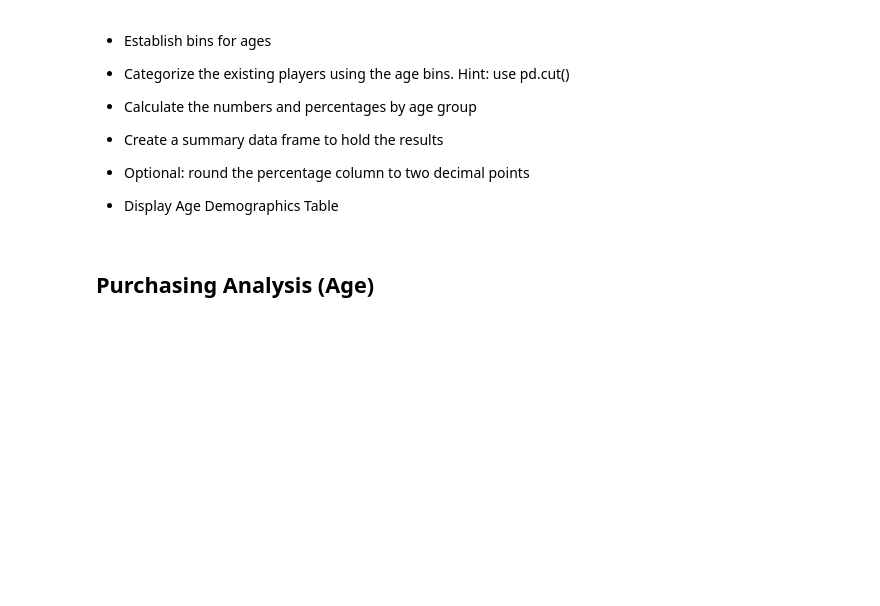
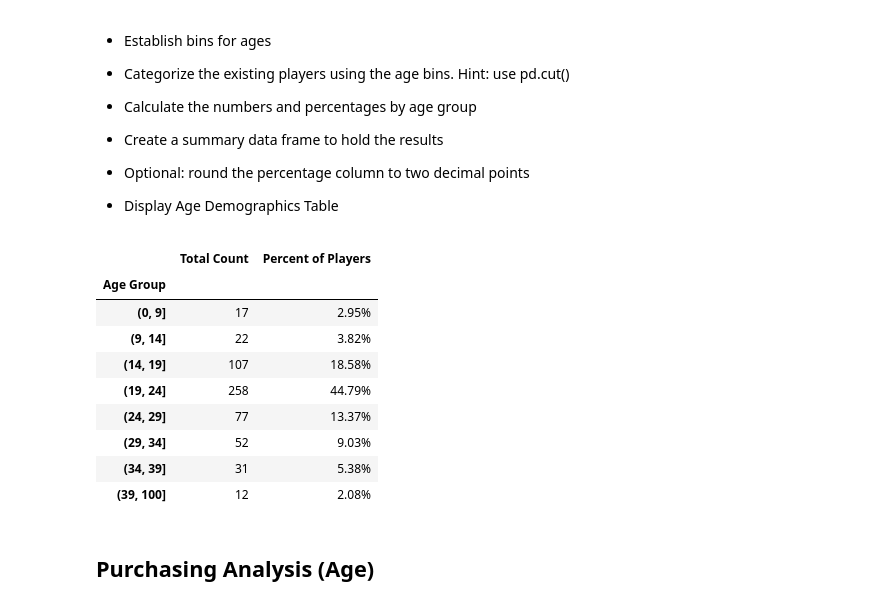
Before and after one commit to abbylemon/pandas-challenge, a Jupyter notebook: HeroesOfPymoli_ARL.ipynb, the cells around one changed output. Cells and saved outputs as stored; diff of their text form; code cells hidden in the pictures; blank space fills up the shorter version.

```diff
--- a/HeroesOfPymoli_ARL.ipynb
+++ b/HeroesOfPymoli_ARL.ipynb
@@ -139,6 +196,50 @@ genderanalysis_df
 
 
 * Display Age Demographics Table
+# %%
+# The below each broken into bins of 4 years (i.e. <10, 10-14, 15-19, etc.)
+
+#create my bins by using
+maxage = max(purchase_data_df['Age'])
+bins = [0, 9, 14, 19, 24, 29, 34, 39, 100]
+# agegroup = ['>10', '10-14', '15-29', '20-24', '25-29', '30-34', '35-39', '40+']
+
+#cut the data using that bin
+purchase_data_df['Age Group'] = pd.cut(purchase_data_df['Age'], bins)
+# purchase_data_df = purchase_data_df.rename(mapper=)
+
+#remove the douplicate values in the SN column so that each player is only recorded once
+purchase_data_unique_df = purchase_data_df.drop_duplicates(subset='SN')
+
+# Age Count
+#group by Age Group, create a DataFrame of the number of people per age group and rename that newly created column
+agegroup = purchase_data_unique_df.groupby(['Age Group'])
+agecount_df = pd.DataFrame(agegroup['SN'].count())
+agecount_df = agecount_df.rename(columns={'SN': 'Total Count'})
+
+# Age Percentage
+#create a new column of the percentage based off of the previous column and the number of unique players
+agecount_df['Percent of Players'] = agecount_df['Total Count']/number_of_players*100
+
+# format the data
+agecount_df['Percent of Players'] = agecount_df['Percent of Players'].map("{:.2f}%".format)
+
+# energy.rename(index={'Republic of Korea':'South Korea'},inplace=True)
+# agecount_df = agecount_df.rename(index={'(0,9]': '>10'})
+
+
+agecount_df
+# %% [output]
+|  | Total Count | Percent of Players |
+| Age Group |  |  |
+| (0, 9] | 17 | 2.95% |
+| (9, 14] | 22 | 3.82% |
+| (14, 19] | 107 | 18.58% |
+| (19, 24] | 258 | 44.79% |
+| (24, 29] | 77 | 13.37% |
+| (29, 34] | 52 | 9.03% |
+| (34, 39] | 31 | 5.38% |
+| (39, 100] | 12 | 2.08% |
 # %% [markdown]
 ## Purchasing Analysis (Age)
 # %% [markdown]
```
Also changed, not shown: parts of 10 cells of this notebook.
